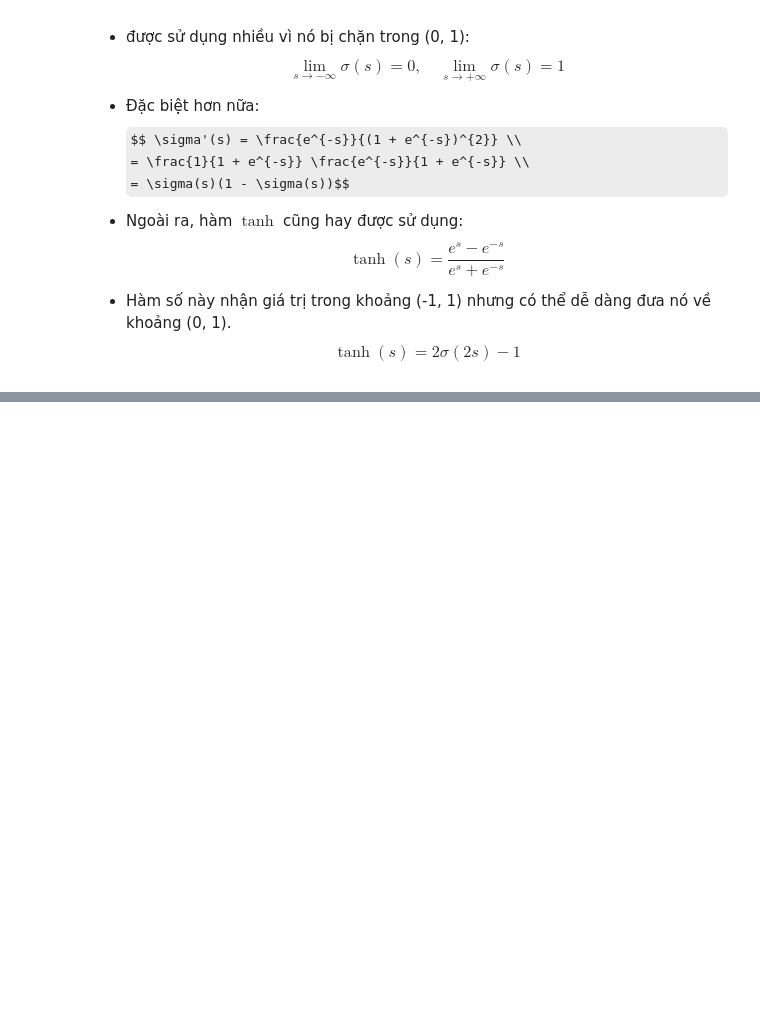
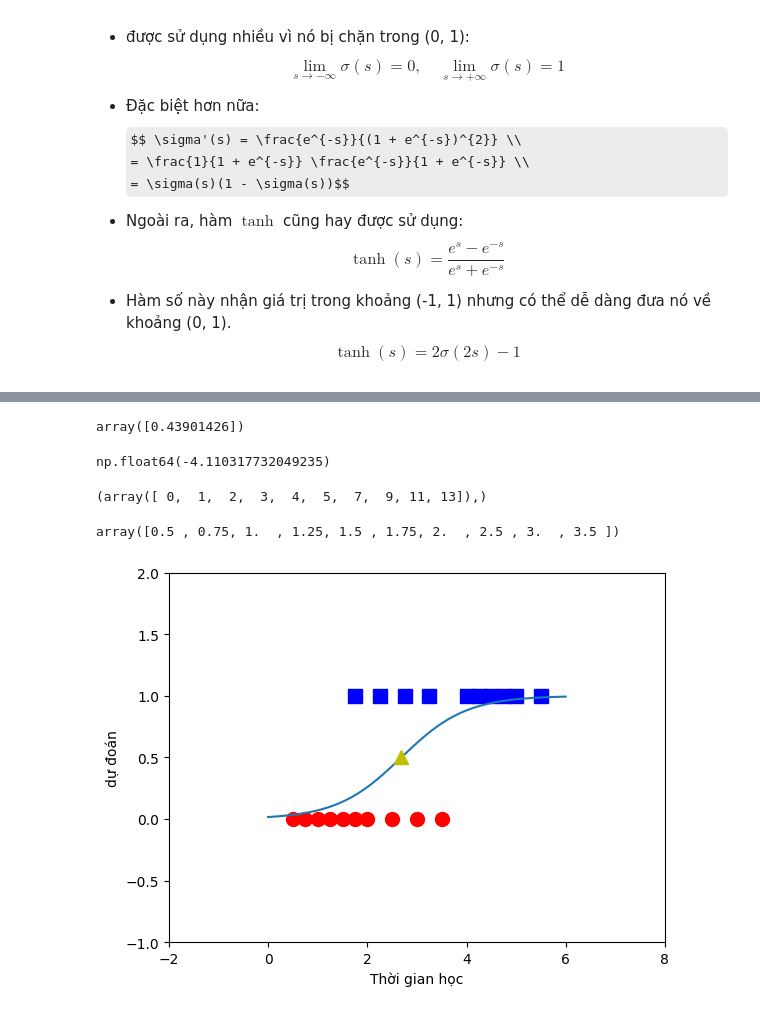
Before and after one commit to hoangluong-TB/MachineLearning, a Jupyter notebook: Logistic_Regreession.ipynb, the cells around one changed output, grey strips where cells are left out. Cells and saved outputs as stored; diff of their text form; code cells hidden in the pictures; some formulas as TeX source; blank space fills up the shorter version.

```diff
--- a/Logistic_Regreession.ipynb
+++ b/Logistic_Regreession.ipynb
@@ -70,0 +130,10 @@ $$=
+# %%
+import numpy as np
+import matplotlib.pyplot as plt
+X = np.array([[0.50, 0.75, 1.00, 1.25, 1.50, 1.75, 1.75, 2.00, 2.25, 2.50,
+              2.75, 3.00, 3.25, 3.50, 4.00, 4.25, 4.50, 4.75, 5.00, 5.50]])
+y = np.array([0, 0, 0, 0, 0, 0, 1, 0, 1, 0, 1, 0, 1, 0, 1, 1, 1, 1, 1, 1])
+
+X = np.concatenate((np.ones((1, X.shape[1])), X), axis = 0)
+print(X)
+print(X.shape)
@@ -70,0 +176,46 @@ $$=
+# %%
+w[-1][1][0]
+# %% [output]
+array([0.43901426])
+# %%
+w[-1][0][0]
+# %% [output]
+np.float64(-4.110317732049235)
+# %%
+np.where(y == 0)
+# %% [output]
+(array([ 0,  1,  2,  3,  4,  5,  7,  9, 11, 13]),)
+# %%
+X[1, np.where(y == 0)][0]
+# %% [output]
+array([0.5 , 0.75, 1.  , 1.25, 1.5 , 1.75, 2.  , 2.5 , 3.  , 3.5 ])
+# %%
+x0 = X[1, np.where(y == 0)][0]
+y0 = y[np.where(y == 0)]
+x1 = X[1, np.where(y == 1)][0]
+y1 = y[np.where(y == 1)]
+
+plt.plot(x0, y0, 'ro', markersize = 10)
+plt.plot(x1, y1, 'bs', markersize = 10)
+
+w_last = w[-1]
+w0 = w_last[0][0]
+w1 = w_last[1][0]
+ls = np.linspace(0, 6, 1000)
+xx = sigmoid(w0 + w1 * ls)
+plt.plot(ls, xx)
+
+plt.axis([-2, 8, -1, 2])
+plt.xlabel('Thời gian học')
+plt.ylabel('dự đoán')
+
+w_di = -w0 / w1
+plt.plot(w_di, 0.5, 'y^', markersize = 10)
+
+
+
+
+
+plt.show()
+# %% [output]
+[figure, added]
```
Also changed, not shown: parts of 7 cells of this notebook.
